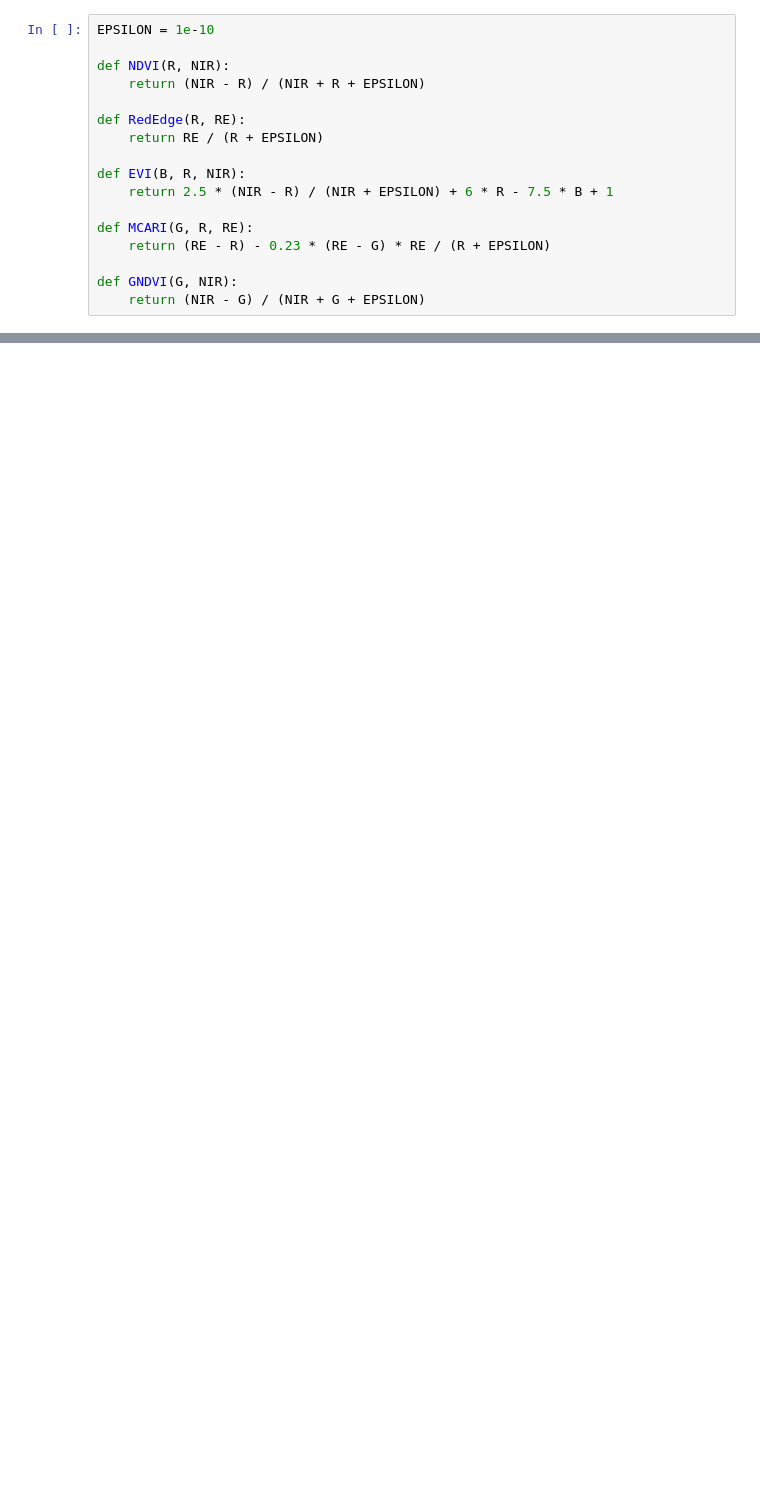
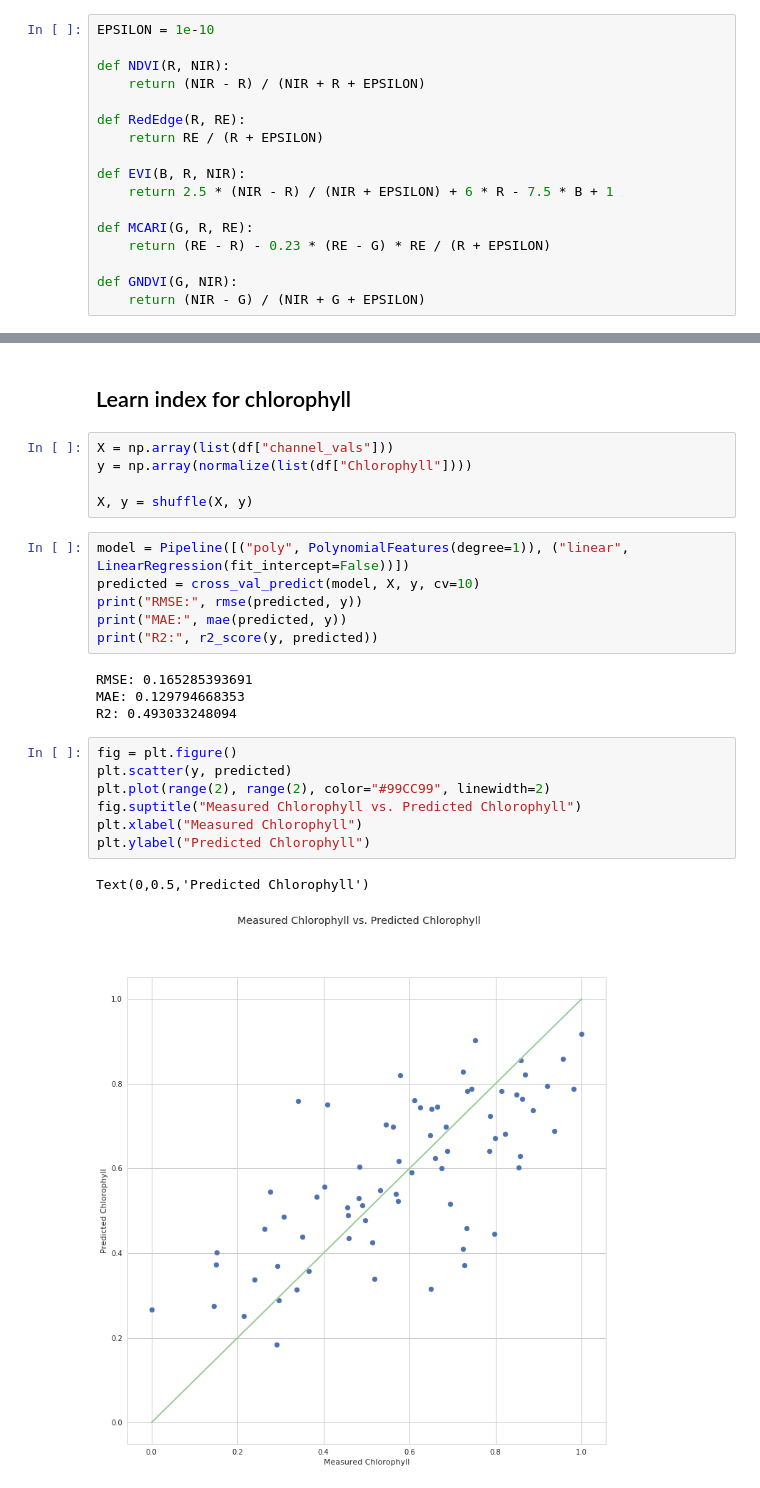
Before and after one commit to cheripai/thesis, a Jupyter notebook: notebooks/Orange_Raster_Analysis.ipynb, the cells around one changed output, grey strips where cells are left out. Drawn from its saved outputs; the diff is of its cells as text; blank space fills up the shorter version.

```diff
--- a/notebooks/Orange_Raster_Analysis.ipynb
+++ b/notebooks/Orange_Raster_Analysis.ipynb
@@ -167,0 +183,27 @@ ax.set(xlabel="NDVI", ylabel="Leaf Count")
+# %% [markdown]
+## Learn index for chlorophyll
+# %%
+X = np.array(list(df["channel_vals"]))
+y = np.array(normalize(list(df["Chlorophyll"])))
+
+X, y = shuffle(X, y)
+# %%
+model = Pipeline([("poly", PolynomialFeatures(degree=1)), ("linear", LinearRegression(fit_intercept=False))])
+predicted = cross_val_predict(model, X, y, cv=10)
+print("RMSE:", rmse(predicted, y))
+print("MAE:", mae(predicted, y))
+print("R2:", r2_score(y, predicted))
+# %% [output]
+RMSE: 0.165285393691
+MAE: 0.129794668353
+R2: 0.493033248094
+# %%
+fig = plt.figure()
+plt.scatter(y, predicted)
+plt.plot(range(2), range(2), color="#99CC99", linewidth=2)
+fig.suptitle("Measured Chlorophyll vs. Predicted Chlorophyll")
+plt.xlabel("Measured Chlorophyll")
+plt.ylabel("Predicted Chlorophyll")
+# %% [output]
+Text(0,0.5,'Predicted Chlorophyll')
+[figure, added]
```
Also changed, not shown: parts of 32 cells of this notebook.
